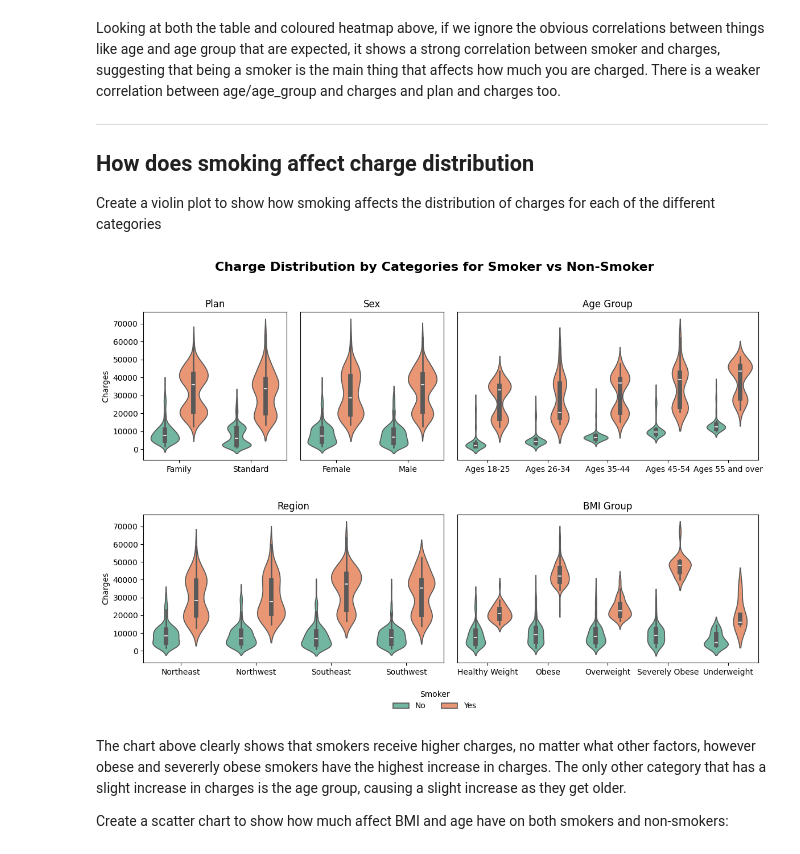
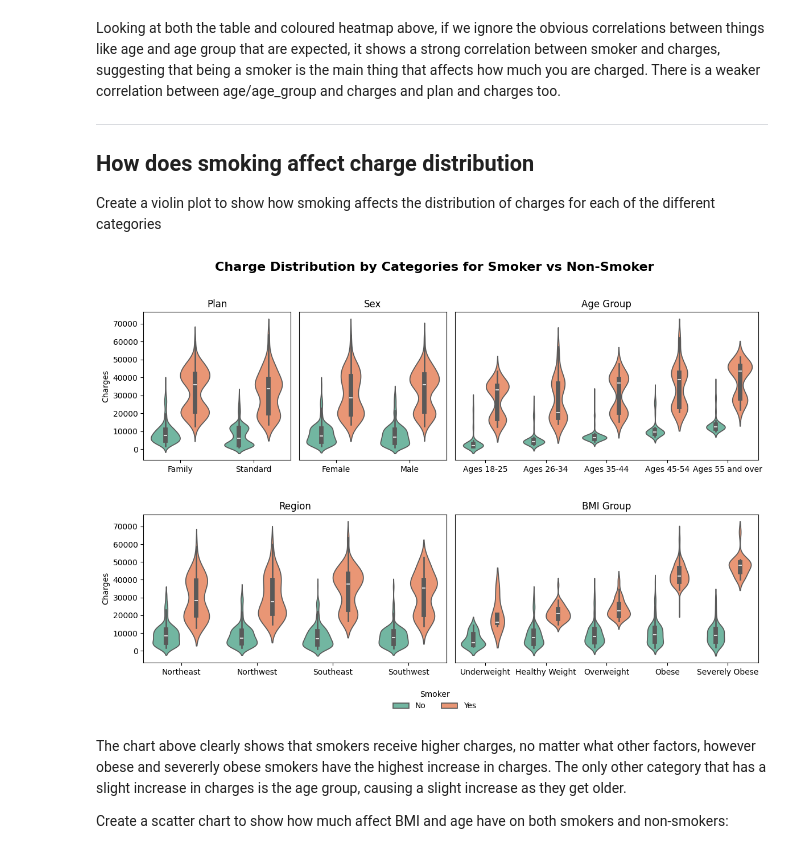
Before and after one commit to petedanielsmith/HealthcareInsuranceDataAnalyticsProject, a Jupyter notebook: jupyter_notebooks/data_visualisation.ipynb, the cells around one changed output. Saved outputs shown, nothing was run; the diff lists cells and outputs as text; code cells hidden in the pictures.

```diff
--- a/jupyter_notebooks/data_visualisation.ipynb
+++ b/jupyter_notebooks/data_visualisation.ipynb
@@ -240,7 +240,8 @@ sns.violinplot(data=insurance, x="Plan", y="Charges", hue="Smoker", palette="Set
 sns.violinplot(data=insurance, x="Sex", y="Charges", hue="Smoker", palette="Set2", ax=ax2)
 sns.violinplot(data=insurance, x="Age_Group", y="Charges", hue="Smoker", palette="Set2", ax=ax3)
 sns.violinplot(data=insurance, x="Region", y="Charges", hue="Smoker", palette="Set2", ax=ax4)
-sns.violinplot(data=insurance, x="BMI_Group", y="Charges", hue="Smoker", palette="Set2", ax=ax5)
+sns.violinplot(data=insurance, x="BMI_Group", y="Charges", hue="Smoker", palette="Set2", ax=ax5,
+               order=['Underweight', 'Healthy Weight', 'Overweight', 'Obese', 'Severely Obese'])
 
 # Set plot titles
 ax1.set_title('Plan')
@@ -258,34 +259,34 @@ for ax in [ax2, ax3, ax5]:
 for ax in [ax1, ax2, ax3, ax4, ax5]:
     ax.legend_.remove()
     ax.set_xlabel('')
 
 # Get handles and labels from one plot to create a shared legend
 handles, labels = ax1.get_legend_handles_labels()
 
 # Add shared legend centered below plots
 fig.legend(
     handles, labels,
     title='Smoker',
     loc='lower center',
     bbox_to_anchor=(0.5, -0.02),
     ncol=2,
     frameon=False
 )
 
 # Add overall title
 fig.suptitle('Charge Distribution by Categories for Smoker vs Non-Smoker', fontsize=16, fontweight='bold')
 
 # Adjust spacing for suptitle with some spacing inbetween the rows
 plt.tight_layout(rect=[0, 0, 1, 0.96], h_pad=4.0)
 
 # make space for the legend
 plt.subplots_adjust(bottom=0.1)
 
 # Save figure and show
 plt.savefig('../charts/distribution_of_charges_violin.png')
 plt.show()
 # %% [output]
-[figure, old version]
+[figure, new version]
 # %% [markdown]
 The chart above clearly shows that smokers receive higher charges, no matter what other factors, however obese and severerly obese smokers have the highest increase in charges. The only other category that has a slight increase in charges is the age group, causing a slight increase as they get older.
 
```
Also changed, not shown: parts of 1 cell of this notebook, 2 other files.
